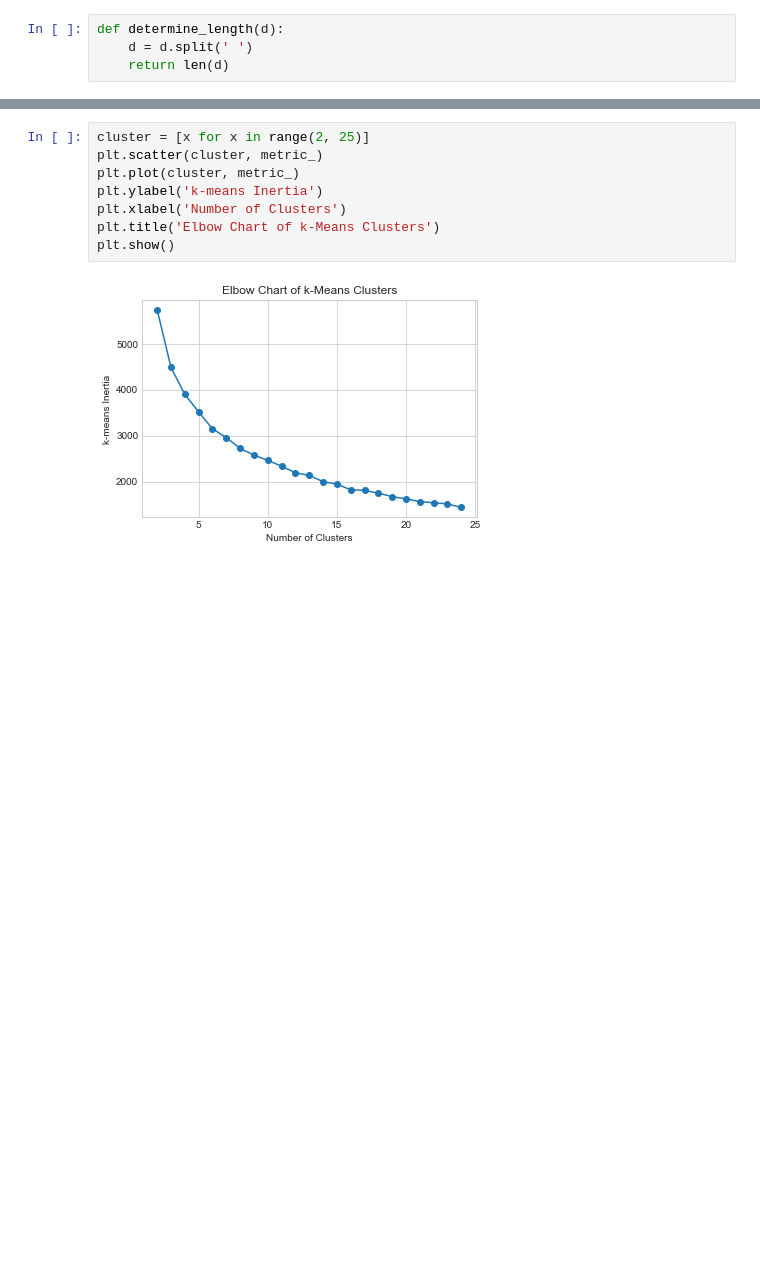
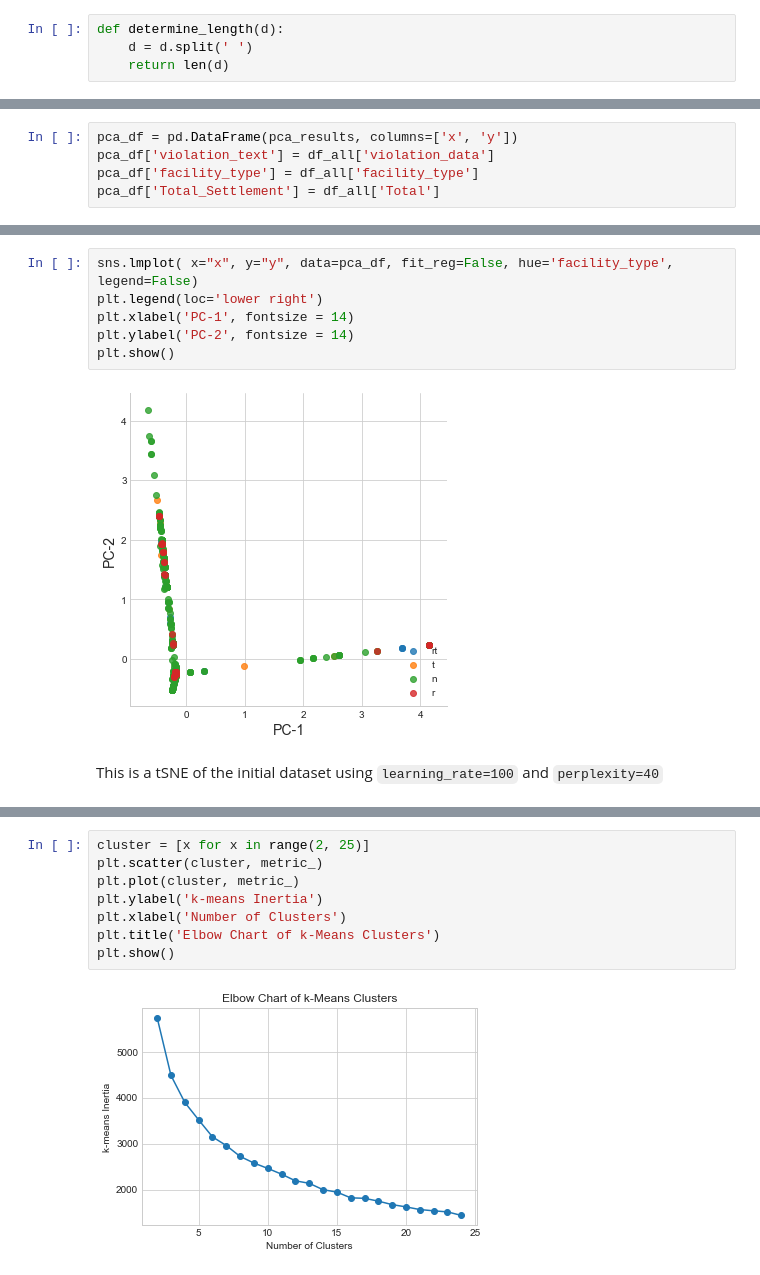
Before and after one commit to grantaguinaldo/AQMD_violation_classification, a Jupyter notebook: aqmd_violations_kmeans_cluster.ipynb, the cells around one changed output, grey strips where cells are left out. Drawn from its saved outputs; the diff is of its cells as text; blank space fills up the shorter version.

```diff
--- a/aqmd_violations_kmeans_cluster.ipynb
+++ b/aqmd_violations_kmeans_cluster.ipynb
@@ -703,0 +751,5 @@ plt.show()
+# %%
+pca_df = pd.DataFrame(pca_results, columns=['x', 'y'])
+pca_df['violation_text'] = df_all['violation_data']
+pca_df['facility_type'] = df_all['facility_type']
+pca_df['Total_Settlement'] = df_all['Total']
@@ -703,0 +765,10 @@ plt.show()
+# %%
+sns.lmplot( x="x", y="y", data=pca_df, fit_reg=False, hue='facility_type', legend=False)
+plt.legend(loc='lower right')
+plt.xlabel('PC-1', fontsize = 14)
+plt.ylabel('PC-2', fontsize = 14)
+plt.show()
+# %% [output]
+[figure, added]
+# %% [markdown]
+This is a tSNE of the initial dataset using `learning_rate=100` and `perplexity=40`
```
Also changed, not shown: parts of 91 cells of this notebook.
